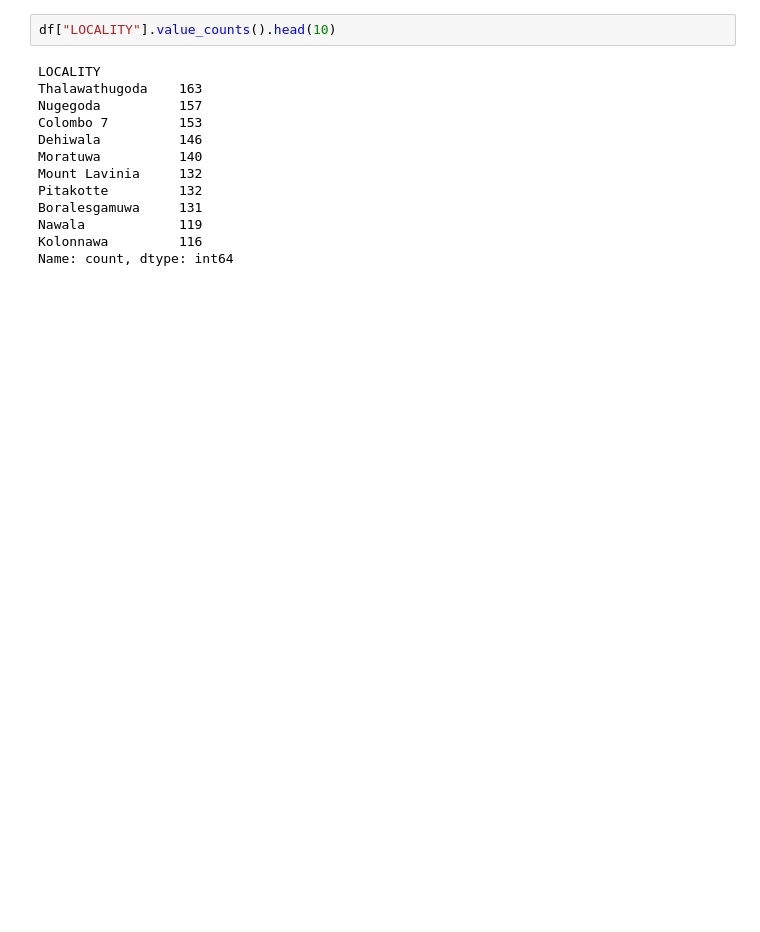
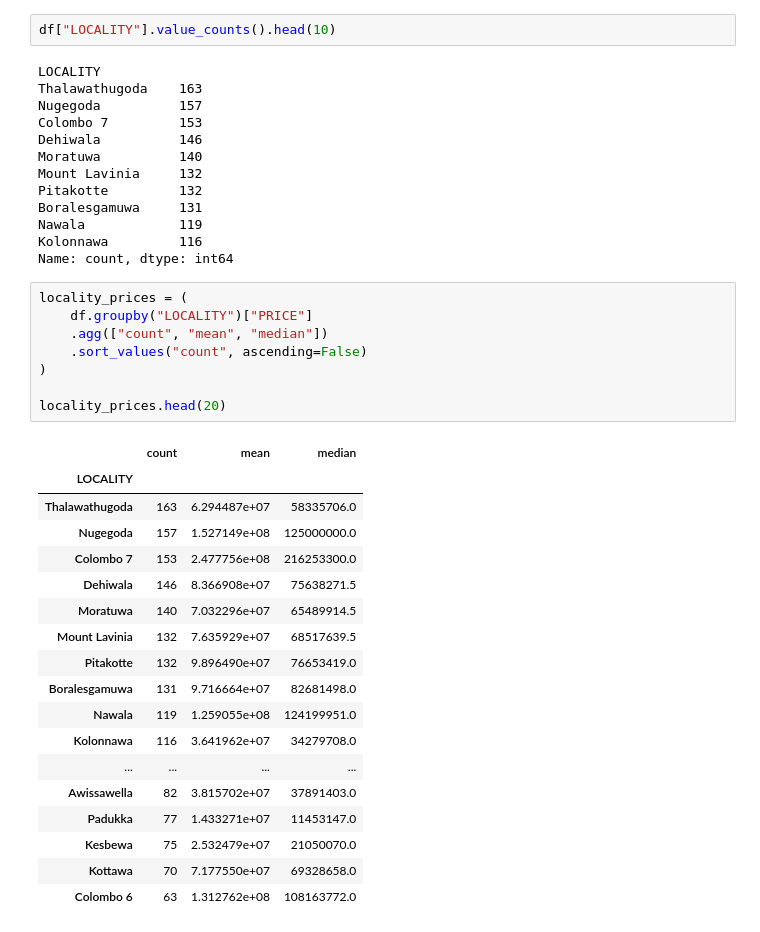
Before and after one commit to DhaneeraDulvanya/Sri-Lankan-Land-Price-Prediction-and-Real-Estate-Market-Analysis-System, a Jupyter notebook: notebooks/02_eda.ipynb, the cells around one changed output. Saved outputs shown, nothing was run; the diff lists cells and outputs as text; blank space fills up the shorter version.

```diff
--- a/notebooks/02_eda.ipynb
+++ b/notebooks/02_eda.ipynb
@@ -221,3 +221,30 @@ Boralesgamuwa     131
 Nawala            119
 Kolonnawa         116
 Name: count, dtype: int64
+# %%
+locality_prices = (
+    df.groupby("LOCALITY")["PRICE"]
+    .agg(["count", "mean", "median"])
+    .sort_values("count", ascending=False)
+)
+
+locality_prices.head(20)
+# %% [output]
+|  | count | mean | median |
+| LOCALITY |  |  |  |
+| Thalawathugoda | 163 | 6.294487e+07 | 58335706.0 |
+| Nugegoda | 157 | 1.527149e+08 | 125000000.0 |
+| Colombo 7 | 153 | 2.477756e+08 | 216253300.0 |
+| Dehiwala | 146 | 8.366908e+07 | 75638271.5 |
+| Moratuwa | 140 | 7.032296e+07 | 65489914.5 |
+| Mount Lavinia | 132 | 7.635929e+07 | 68517639.5 |
+| Pitakotte | 132 | 9.896490e+07 | 76653419.0 |
+| Boralesgamuwa | 131 | 9.716664e+07 | 82681498.0 |
+| Nawala | 119 | 1.259055e+08 | 124199951.0 |
+| Kolonnawa | 116 | 3.641962e+07 | 34279708.0 |
+| ... | ... | ... | ... |
+| Awissawella | 82 | 3.815702e+07 | 37891403.0 |
+| Padukka | 77 | 1.433271e+07 | 11453147.0 |
+| Kesbewa | 75 | 2.532479e+07 | 21050070.0 |
+| Kottawa | 70 | 7.177550e+07 | 69328658.0 |
+| Colombo 6 | 63 | 1.312762e+08 | 108163772.0 |
```
Also changed, not shown: parts of 5 cells of this notebook.
